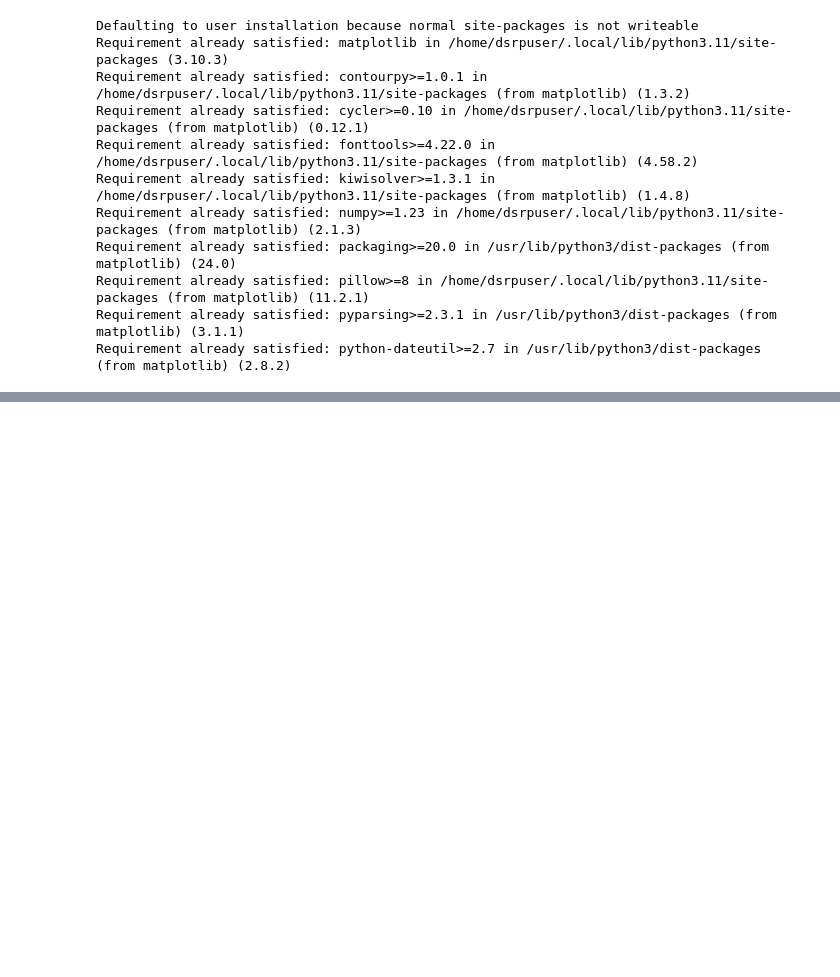
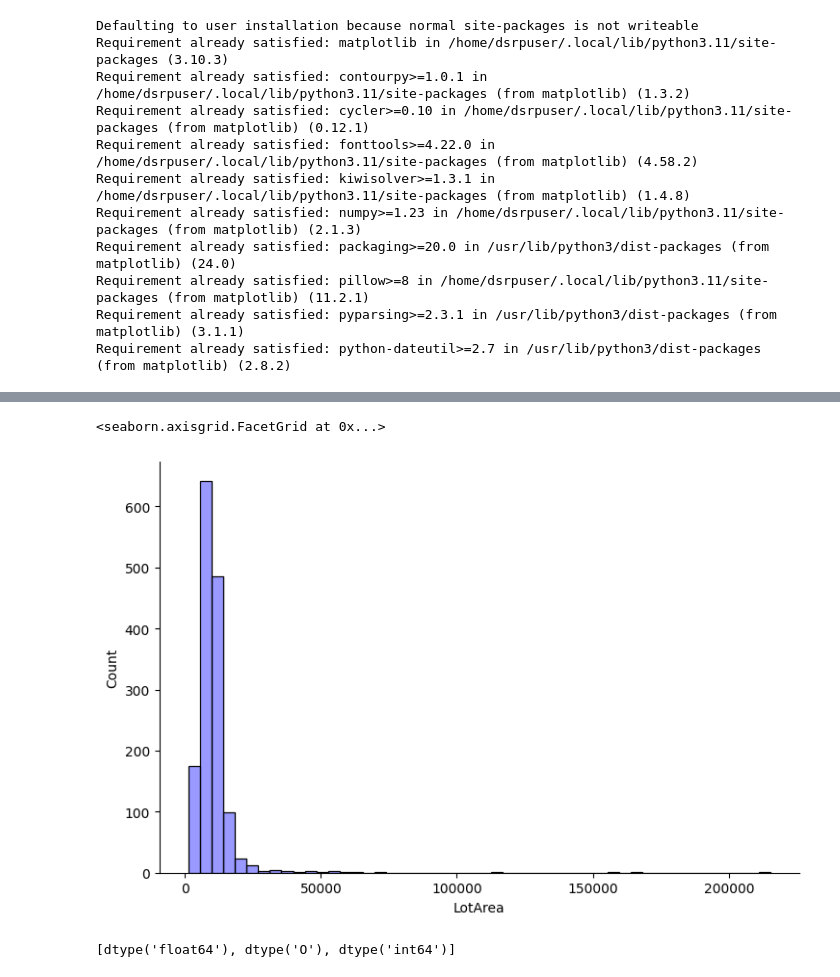
Before and after one commit to jhuarancca/DSRP-MachineLearningEngineering-01, a Jupyter notebook: notebooks/ProyectoFinal.ipynb, the cells around one changed output, grey strips where cells are left out. Drawn from its saved outputs; the diff is of its cells as text; code cells hidden in the pictures; blank space fills up the shorter version.

```diff
--- a/notebooks/ProyectoFinal.ipynb
+++ b/notebooks/ProyectoFinal.ipynb
@@ -104,0 +186,9 @@ NameError: name 'python' is not defined
+# %%
+sns.displot(data=dataset_df, x='LotArea', bins=50, color='b', alpha=0.4, height=5, aspect=1.5)
+# %% [output]
+<seaborn.axisgrid.FacetGrid at 0x...>
+[figure, added]
+# %%
+list(set(dataset_df.dtypes.tolist()))
+# %% [output]
+[dtype('float64'), dtype('O'), dtype('int64')]
```
Also changed, not shown: parts of 36 cells of this notebook, 2 other files.
